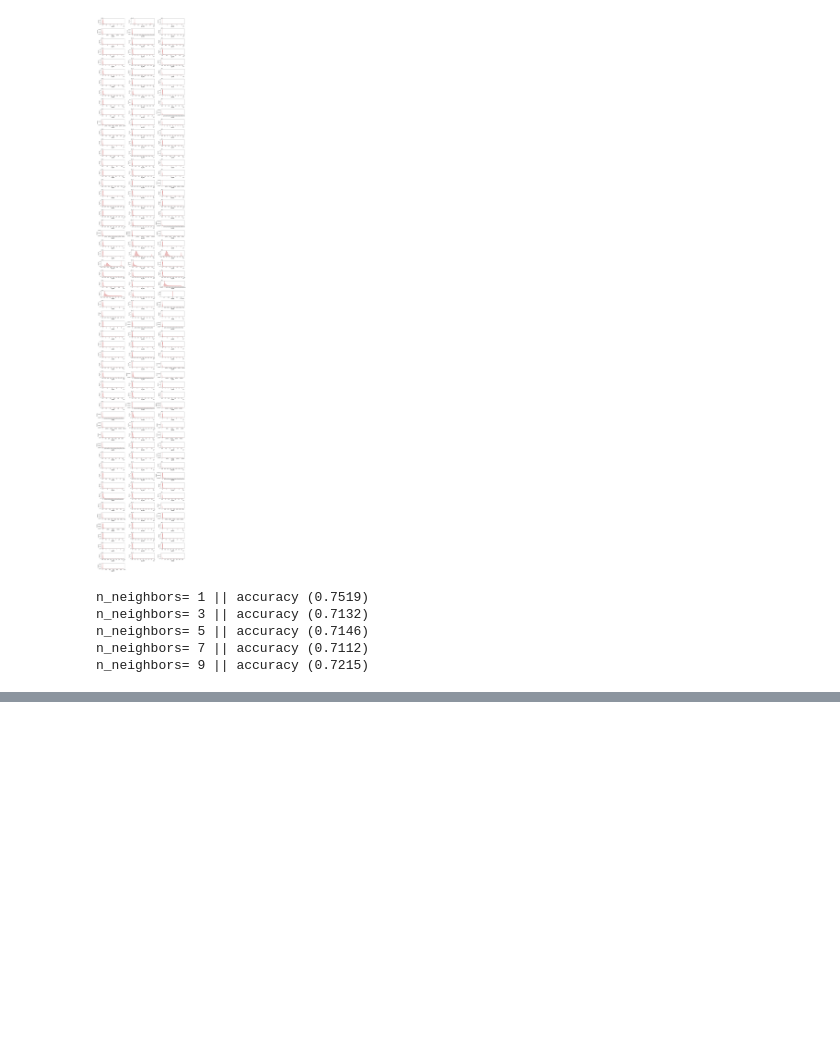
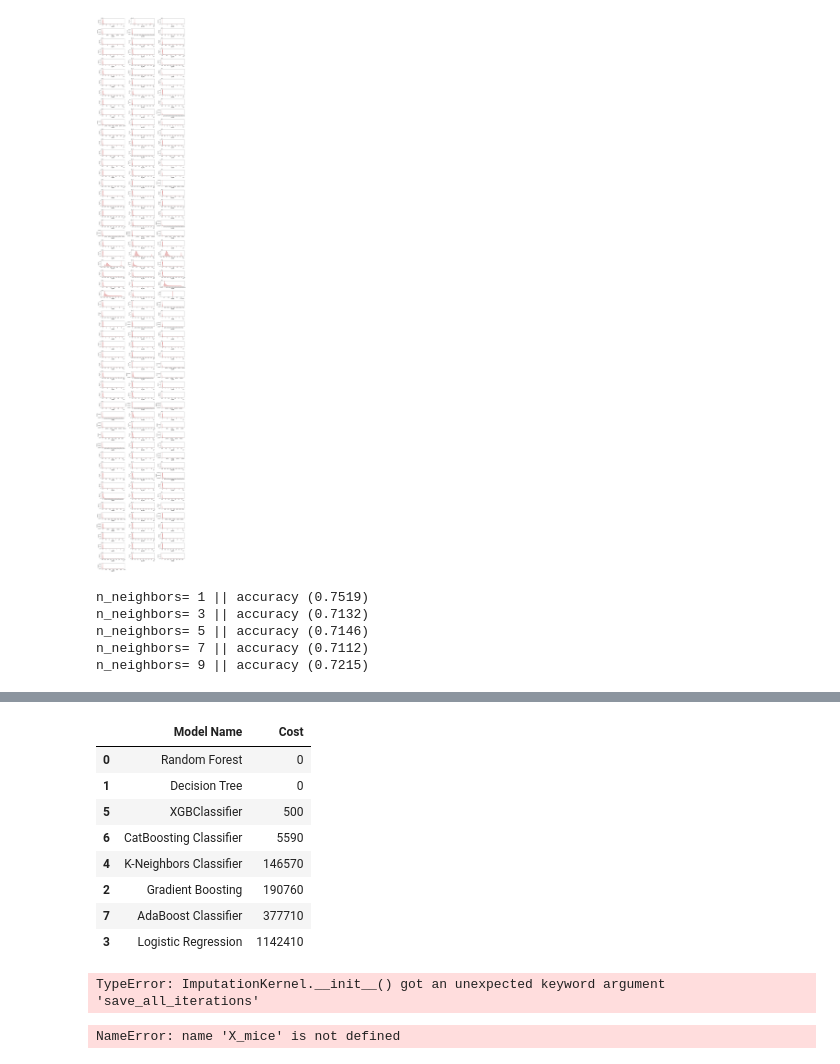
Before and after one commit to Katastrophe123/APSsensory, a Jupyter notebook: EDA.ipynb, the cells around one changed output, grey strips where cells are left out. Drawn from its saved outputs; the diff is of its cells as text; code cells hidden in the pictures; blank space fills up the shorter version.

```diff
--- a/EDA.ipynb
+++ b/EDA.ipynb
@@ -268,0 +302,21 @@ NameError: name 'y_test_pred' is not defined
+# %%
+num_features = X.select_dtypes(exclude="object").columns
+
+#Fitting this simple imputer with strategy median
+median_pipeline = Pipeline(
+    steps=[
+        ('imputer',SimpleImputer(strategy='median')),
+        ('RobustScaler',RobustScaler())
+    ]
+)
+# %%
+#Fit X with median_pipeline
+X_median = median_pipeline.fit_transform(X)
+# %%
+#Resampling this minority class . the strategy can be changed as per requirements
+smt = SMOTETomek(random_state = 42, sampling_strategy='minority')
+#Fit the model to generate the data
+X_res, y_res = smt.fit_resample(X_median, y)
+# %%
+#Now Train these models
+report_median = evaluate_models(X_res, y_res, models)
@@ -268,0 +341,23 @@ NameError: name 'y_test_pred' is not defined
+# %%
+report_median
+# %% [output]
+|  | Model Name | Cost |
+| 0 | Random Forest | 0 |
+| 1 | Decision Tree | 0 |
+| 5 | XGBClassifier | 500 |
+| 6 | CatBoosting Classifier | 5590 |
+| 4 | K-Neighbors Classifier | 146570 |
+| 2 | Gradient Boosting | 190760 |
+| 7 | AdaBoost Classifier | 377710 |
+| 3 | Logistic Regression | 1142410 |
+# %%
+import miceforest as mf
+
+X_mice = X.copy()
+kernel = mf.ImputationKernel(
+    X_mice,
+    save_all_iterations = True,
+    random_state = 1989
+)#Run the MICE Algorithm for 3 iterations kernel.mice
+# %% [output]
+TypeError: ImputationKernel.__init__() got an unexpected keyword argument 'save_all_iterations'
@@ -268,0 +376,7 @@ NameError: name 'y_test_pred' is not defined
+# %%
+#Resampling the minority class . The strategy can be changed as required
+smt = SMOTETomek(random_state=42,sampling_strategy='minority',n_jobs=-1)
+#Fit the model to generate the data
+X_res, y_res = smt.fit_resample(X_mice, y)
+# %% [output]
+NameError: name 'X_mice' is not defined
```
Also changed, not shown: parts of 18 cells of this notebook, 4 other files.
